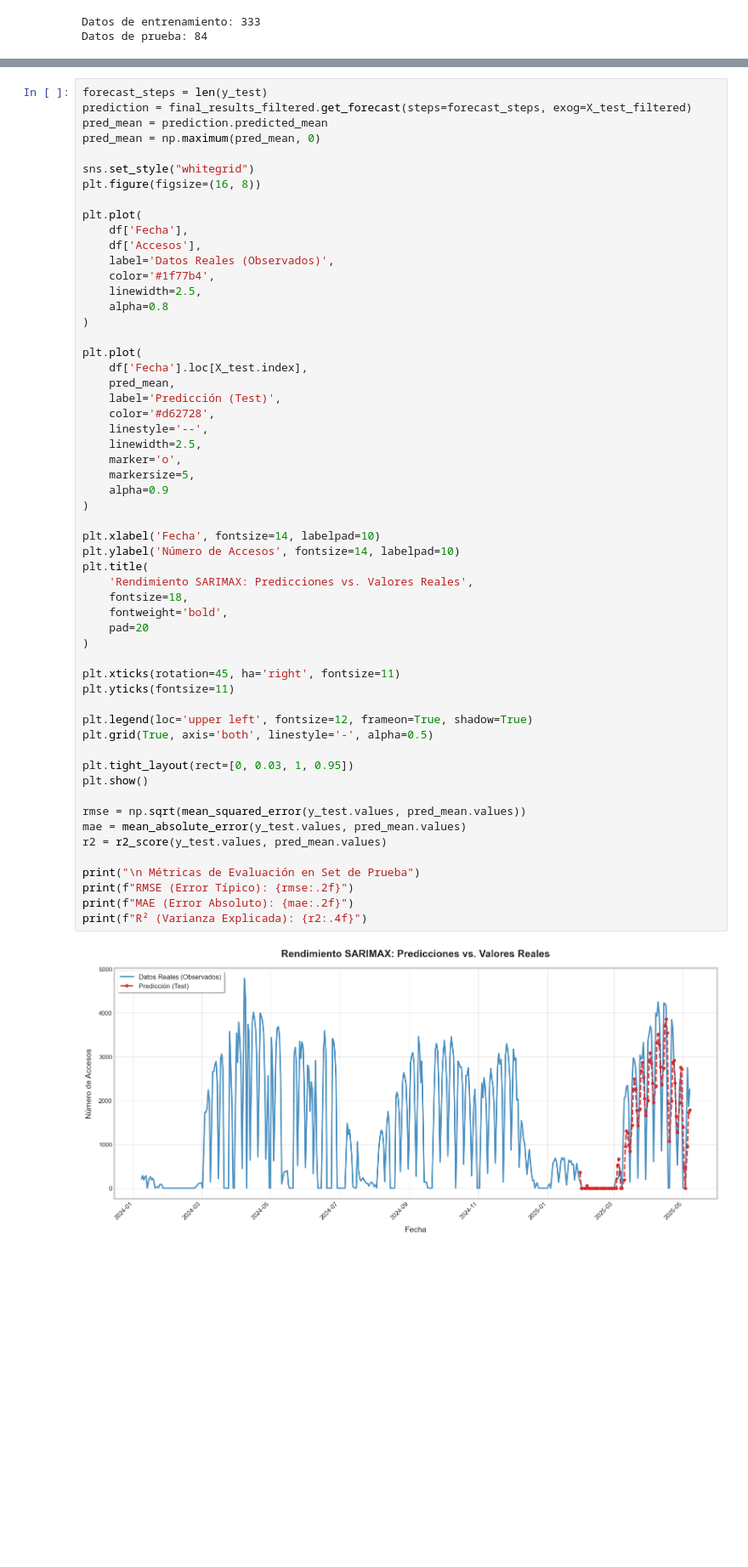
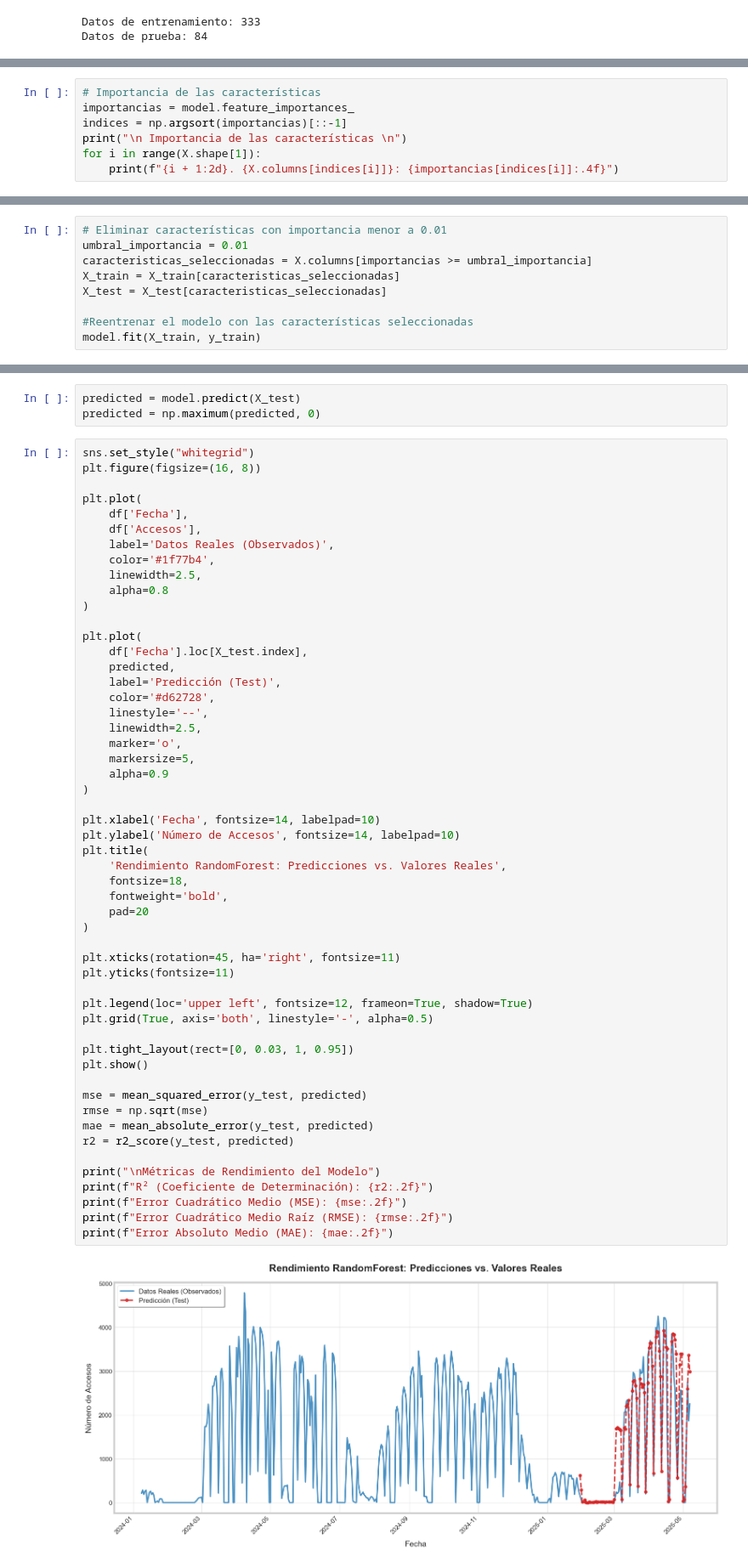
Before and after one commit to TomoCid/Proyecto_Central_ADD, a Jupyter notebook: Modelos/XGBoost.ipynb, the cells around one changed output, grey strips where cells are left out. Shown at 85% size. Drawn from its saved outputs; the diff is of its cells as text; blank space fills up the shorter version.

```diff
--- a/Sarimax.ipynb
+++ b/Modelos/XGBoost.ipynb
@@ -325,0 +240,7 @@ Warnings:
+# %%
+# Importancia de las características
+importancias = model.feature_importances_
+indices = np.argsort(importancias)[::-1]
+print("\n Importancia de las características \n")
+for i in range(X.shape[1]):
+    print(f"{i + 1:2d}. {X.columns[indices[i]]}: {importancias[indices[i]]:.4f}")
@@ -325,0 +265,9 @@ Warnings:
+# %%
+# Eliminar características con importancia menor a 0.01
+umbral_importancia = 0.01
+caracteristicas_seleccionadas = X.columns[importancias >= umbral_importancia]
+X_train = X_train[caracteristicas_seleccionadas]
+X_test = X_test[caracteristicas_seleccionadas]
+
+#Reentrenar el modelo con las características seleccionadas
+model.fit(X_train, y_train)
@@ -326,9 +286,7 @@ Warnings:
+# %%
+predicted = model.predict(X_test)
+predicted = np.maximum(predicted, 0)
 # %%
-forecast_steps = len(y_test)
-prediction = final_results_filtered.get_forecast(steps=forecast_steps, exog=X_test_filtered)
-pred_mean = prediction.predicted_mean
-pred_mean = np.maximum(pred_mean, 0)
-
 sns.set_style("whitegrid")
 plt.figure(figsize=(16, 8))
 
@@ -343,41 +301,43 @@ plt.plot(
 
 plt.plot(
     df['Fecha'].loc[X_test.index],
-    pred_mean,
+    predicted,
     label='Predicción (Test)',
     color='#d62728',
     linestyle='--',
     linewidth=2.5,
     marker='o',
     markersize=5,
     alpha=0.9
 )
 
 plt.xlabel('Fecha', fontsize=14, labelpad=10)
 plt.ylabel('Número de Accesos', fontsize=14, labelpad=10)
 plt.title(
-    'Rendimiento SARIMAX: Predicciones vs. Valores Reales',
+    'Rendimiento RandomForest: Predicciones vs. Valores Reales',
     fontsize=18,
     fontweight='bold',
     pad=20
 )
 
 plt.xticks(rotation=45, ha='right', fontsize=11)
 plt.yticks(fontsize=11)
 
 plt.legend(loc='upper left', fontsize=12, frameon=True, shadow=True)
 plt.grid(True, axis='both', linestyle='-', alpha=0.5)
 
 plt.tight_layout(rect=[0, 0.03, 1, 0.95])
 plt.show()
 
-rmse = np.sqrt(mean_squared_error(y_test.values, pred_mean.values))
-mae = mean_absolute_error(y_test.values, pred_mean.values)
-r2 = r2_score(y_test.values, pred_mean.values)
+mse = mean_squared_error(y_test, predicted)
+rmse = np.sqrt(mse)
+mae = mean_absolute_error(y_test, predicted)
+r2 = r2_score(y_test, predicted)
 
-print("\n Métricas de Evaluación en Set de Prueba")
-print(f"RMSE (Error Típico): {rmse:.2f}")
-print(f"MAE (Error Absoluto): {mae:.2f}")
-print(f"R² (Varianza Explicada): {r2:.4f}")
+print("\nMétricas de Rendimiento del Modelo")
+print(f"R² (Coeficiente de Determinación): {r2:.2f}")
+print(f"Error Cuadrático Medio (MSE): {mse:.2f}")
+print(f"Error Cuadrático Medio Raíz (RMSE): {rmse:.2f}")
+print(f"Error Absoluto Medio (MAE): {mae:.2f}")
 # %% [output]
-[figure, old version]
+[figure, new version]
```
Also changed, not shown: parts of 9 cells of this notebook, 30 other files.
